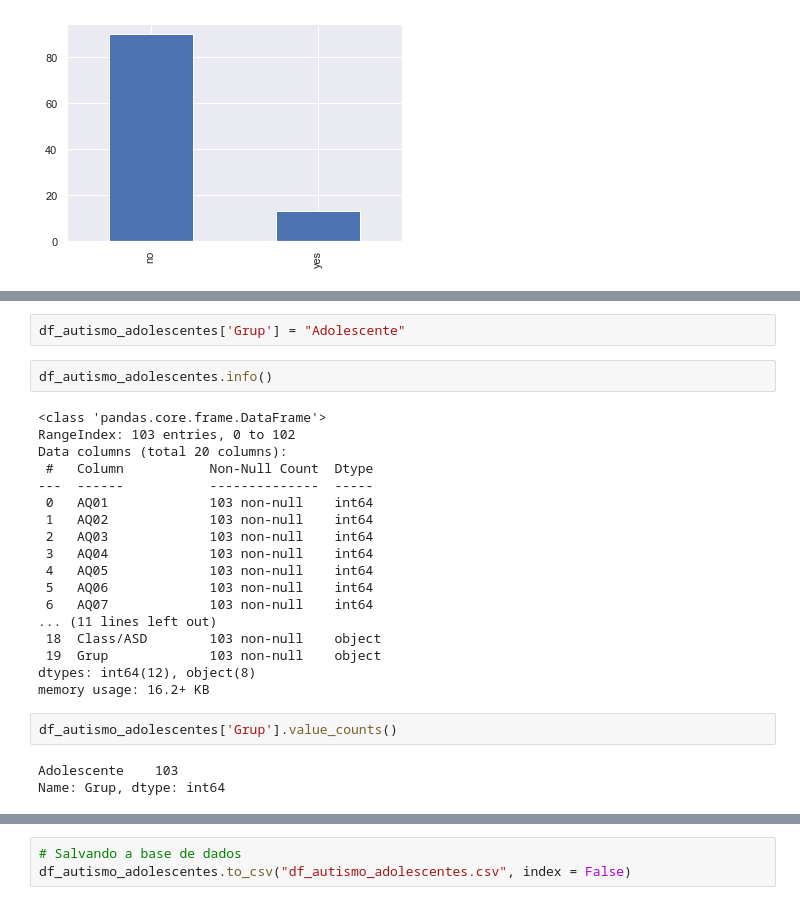
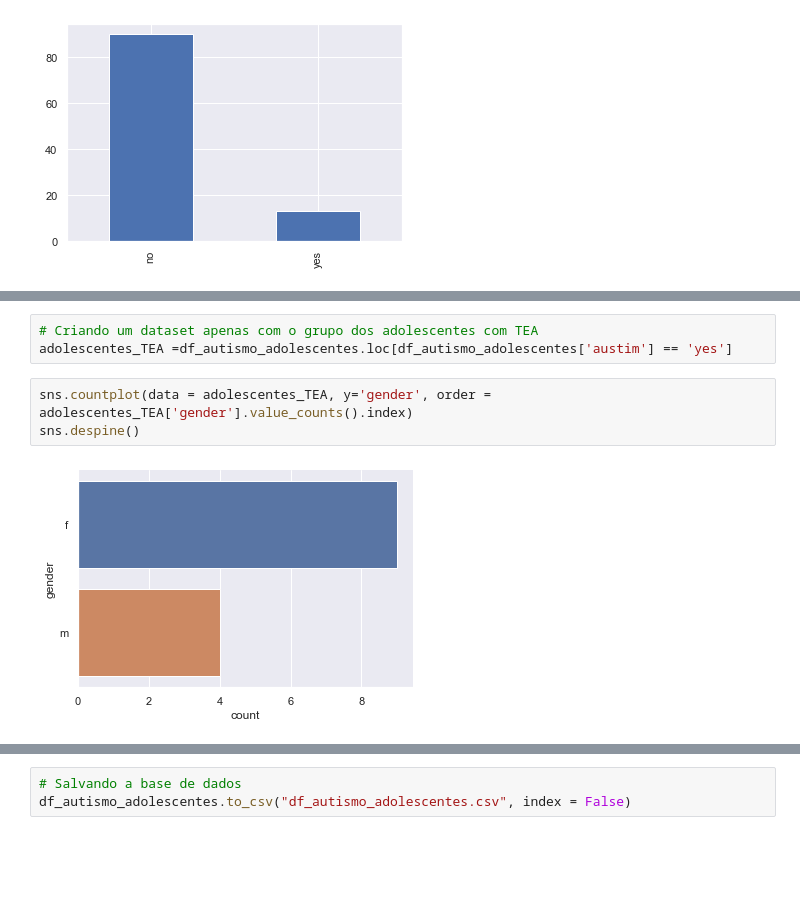
Before and after one commit to livyReis/tcc_autismo, a Jupyter notebook: Autism-Adolescent-Data Plus Description/Explorando os dados_Autismo_adolescentes.ipynb, the cells around one changed output, grey strips where cells are left out. Saved outputs shown, nothing was run; the diff lists cells and outputs as text; blank space fills up the shorter version.

Commit message:
Explorando os casos de autismo

```diff
--- a/Autism-Adolescent-Data Plus Description/Explorando os dados_Autismo_adolescentes.ipynb
+++ b/Autism-Adolescent-Data Plus Description/Explorando os dados_Autismo_adolescentes.ipynb
@@ -211,27 +173,8 @@ df_autismo_adolescentes['result numeric'].value_counts().plot.bar();
-# %%
-df_autismo_adolescentes['Grup'] = "Adolescente"
-# %%
-df_autismo_adolescentes.info()
-# %% [output]
-<class 'pandas.core.frame.DataFrame'>
-RangeIndex: 103 entries, 0 to 102
-Data columns (total 20 columns):
- #   Column           Non-Null Count  Dtype
----  ------           --------------  -----
- 0   AQ01             103 non-null    int64
- 1   AQ02             103 non-null    int64
- 2   AQ03             103 non-null    int64
- 3   AQ04             103 non-null    int64
- 4   AQ05             103 non-null    int64
- 5   AQ06             103 non-null    int64
- 6   AQ07             103 non-null    int64
-... (11 lines left out)
- 18  Class/ASD        103 non-null    object
- 19  Grup             103 non-null    object
-dtypes: int64(12), object(8)
-memory usage: 16.2+ KB
-# %%
-df_autismo_adolescentes['Grup'].value_counts()
-# %% [output]
-Adolescente    103
-Name: Grup, dtype: int64
+# %%
+# Criando um dataset apenas com o grupo dos adolescentes com TEA
+adolescentes_TEA =df_autismo_adolescentes.loc[df_autismo_adolescentes['austim'] == 'yes']
+# %%
+sns.countplot(data = adolescentes_TEA, y='gender', order = adolescentes_TEA['gender'].value_counts().index)
+sns.despine()
+# %% [output]
+[figure, added]
```
Also changed, not shown: parts of 8 cells of this notebook, 6 other files.
